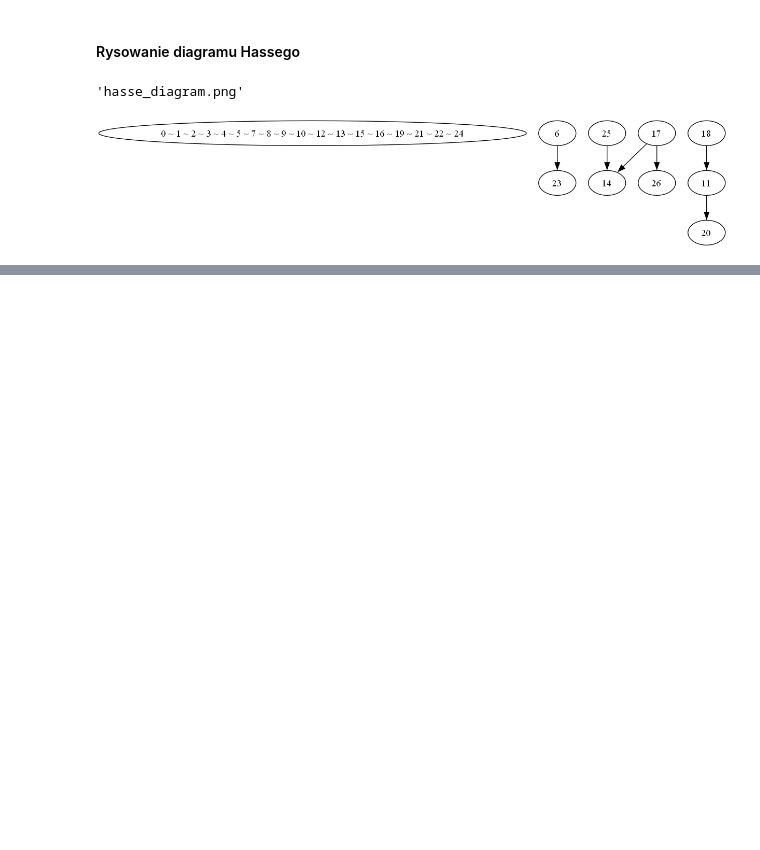
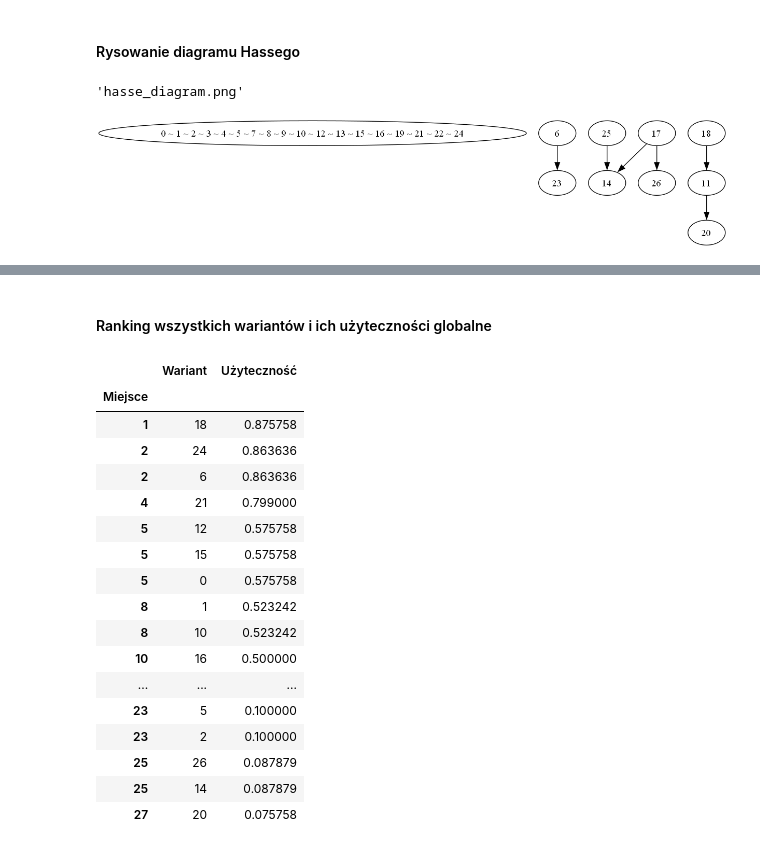
Before and after one commit to MarceloTrapano/ISWD, a Jupyter notebook: Project_1/odporna_regresja_porzadkowa.ipynb, the cells around one changed output, grey strips where cells are left out. Drawn from its saved outputs; the diff is of its cells as text; code cells hidden in the pictures; blank space fills up the shorter version.

```diff
--- a/Project_1/odporna_regresja_porzadkowa.ipynb
+++ b/Project_1/odporna_regresja_porzadkowa.ipynb
@@ -550,0 +641,43 @@ Image(filename='hasse_diagram.png')
+# %% [markdown]
+#### Ranking wszystkich wariantów i ich użyteczności globalne
+# %%
+# globalne użyteczności wariantów
+gu = np.array([value(gu) for gu in global_utilities])
+# [::-1] - sortowanie malejąco
+sorted_indices = np.argsort(gu)[::-1] # posortowane indeksy wariantów według użyteczności globalnej
+places = np.zeros(len(gu)) # miejsca wariantów
+
+current_place = 1
+current_utility = float("inf")
+for i, curr in enumerate(sorted_indices):
+    util = gu[curr]
+    if util != current_utility:
+        current_place = i + 1
+        current_utility = util
+    places[i] = current_place
+
+table = np.vstack((places, sorted_indices,  gu[sorted_indices]))
+
+df = pd.DataFrame(table.T, columns=["Miejsce", "Wariant", "Użyteczność"]).astype({'Miejsce': 'int', 'Wariant': 'int', 'Użyteczność': 'float'})
+df.set_index("Miejsce", inplace=True)
+
+df
+# %% [output]
+|  | Wariant | Użyteczność |
+| Miejsce |  |  |
+| 1 | 18 | 0.875758 |
+| 2 | 24 | 0.863636 |
+| 2 | 6 | 0.863636 |
+| 4 | 21 | 0.799000 |
+| 5 | 12 | 0.575758 |
+| 5 | 15 | 0.575758 |
+| 5 | 0 | 0.575758 |
+| 8 | 1 | 0.523242 |
+| 8 | 10 | 0.523242 |
+| 10 | 16 | 0.500000 |
+| ... | ... | ... |
+| 23 | 5 | 0.100000 |
+| 23 | 2 | 0.100000 |
+| 25 | 26 | 0.087879 |
+| 25 | 14 | 0.087879 |
+| 27 | 20 | 0.075758 |
```
Also changed, not shown: parts of 21 cells of this notebook.
